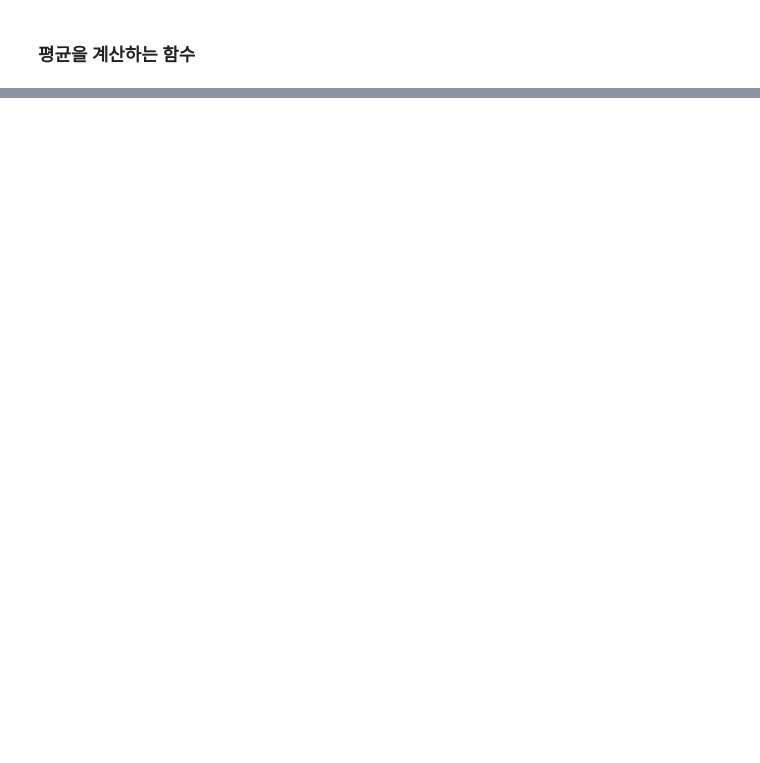
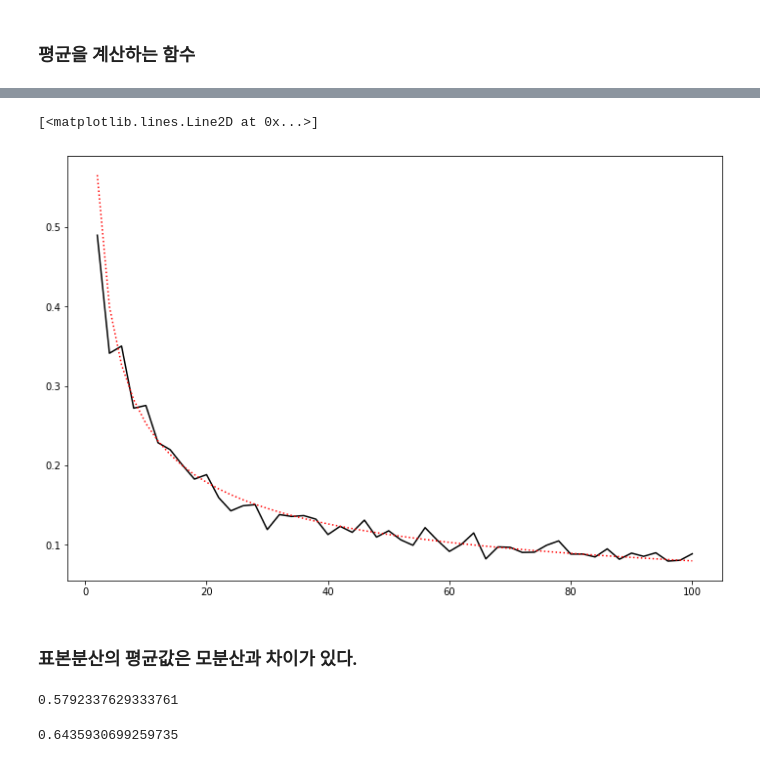
Before and after one commit to kimjaemin95/nekalakubae_data_science_1st, a Jupyter notebook: ds_study/code/7주차 - 통계기초.ipynb, the cells around one changed output, grey strips where cells are left out. Cells and saved outputs as stored; diff of their text form; code cells hidden in the pictures; blank space fills up the shorter version.

```diff
--- a/ds_study/code/7주차 - 통계기초.ipynb
+++ b/ds_study/code/7주차 - 통계기초.ipynb
@@ -312,0 +378,2 @@ def calc_sample_mean(size, n_trail):
+# %%
+se = 0.8 / np.sqrt(size_array)
@@ -312,0 +393,33 @@ def calc_sample_mean(size, n_trail):
+# %%
+plt.figure(figsize=(12,8))
+plt.plot(size_array, sample_mean_std_array, color="black");
+plt.plot(size_array, se, color="red", ls="dotted")
+# %% [output]
+[<matplotlib.lines.Line2D at 0x...>]
+[figure, added]
+# %% [markdown]
+### 표본분산의 평균값은 모분산과 차이가 있다.
+# %%
+# 분산
+sample_var_array = np.zeros(10000)
+np.random.seed(13)
+
+for i in range(0, 10000):
+    sample = population.rvs(size=10)
+    sample_var_array[i] = np.var(sample, ddof=0)
+
+np.mean(sample_var_array)
+# %% [output]
+0.5792337629333761
+# %%
+# 불편분산
+unbias_var_array = np.zeros(10000)
+np.random.seed(13)
+
+for i in range(0, 10000):
+    sample = population.rvs(size=10)
+    unbias_var_array[i] = np.var(sample, ddof=1)
+
+np.mean(unbias_var_array)
+# %% [output]
+0.6435930699259735
```
Also changed, not shown: parts of 29 cells of this notebook.
